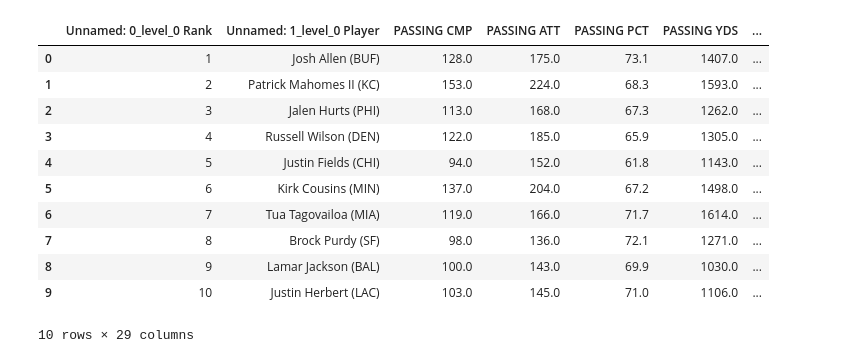
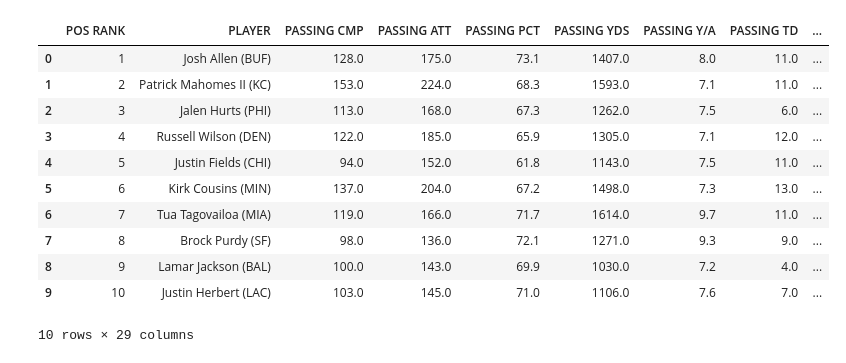
Before and after one commit to jtaylor515/FFanalysis, a Jupyter notebook: DataPostprocess.ipynb, the cells around one changed output. Drawn from its saved outputs; the diff is of its cells as text; code cells hidden in the pictures.

```diff
--- a/DataPostprocess.ipynb
+++ b/DataPostprocess.ipynb
@@ -27,26 +5,26 @@ Fontconfig warning: ignoring UTF-8: not a valid region tag
 # %%
 # Example GitHub repository URL with raw CSV file
-github_csv_url = 'https://raw.githubusercontent.com/jtaylor515/FFanalysis/main/overall_scoring.csv'
-github_csv_url2 = 'https://raw.githubusercontent.com/jtaylor515/FFanalysis/main/snap_counts.csv'
+github_csv_url = 'https://raw.githubusercontent.com/jtaylor515/FFanalysis/main/datasets/overall_scoring.csv'
+github_csv_url2 = 'https://raw.githubusercontent.com/jtaylor515/FFanalysis/main/datasets/snap_counts.csv'
 
 
 # Read the CSV file into a Pandas DataFrame
 overall_scoring = pd.read_csv(github_csv_url)
 snap_counts = pd.read_csv(github_csv_url2)
 
 overall_scoring.head(10)
 # %% [output]
-|  | Unnamed: 0_level_0 Rank | Unnamed: 1_level_0 Player | PASSING CMP | PASSING ATT | PASSING PCT | PASSING YDS | ... |
-| 0 | 1 | Josh Allen (BUF) | 128.0 | 175.0 | 73.1 | 1407.0 | ... |
-| 1 | 2 | Patrick Mahomes II (KC) | 153.0 | 224.0 | 68.3 | 1593.0 | ... |
-| 2 | 3 | Jalen Hurts (PHI) | 113.0 | 168.0 | 67.3 | 1262.0 | ... |
-| 3 | 4 | Russell Wilson (DEN) | 122.0 | 185.0 | 65.9 | 1305.0 | ... |
-| 4 | 5 | Justin Fields (CHI) | 94.0 | 152.0 | 61.8 | 1143.0 | ... |
-| 5 | 6 | Kirk Cousins (MIN) | 137.0 | 204.0 | 67.2 | 1498.0 | ... |
-| 6 | 7 | Tua Tagovailoa (MIA) | 119.0 | 166.0 | 71.7 | 1614.0 | ... |
-| 7 | 8 | Brock Purdy (SF) | 98.0 | 136.0 | 72.1 | 1271.0 | ... |
-| 8 | 9 | Lamar Jackson (BAL) | 100.0 | 143.0 | 69.9 | 1030.0 | ... |
-| 9 | 10 | Justin Herbert (LAC) | 103.0 | 145.0 | 71.0 | 1106.0 | ... |
+|  | POS RANK | PLAYER | PASSING CMP | PASSING ATT | PASSING PCT | PASSING YDS | PASSING Y/A | PASSING TD | ... |
+| 0 | 1 | Josh Allen (BUF) | 128.0 | 175.0 | 73.1 | 1407.0 | 8.0 | 11.0 | ... |
+| 1 | 2 | Patrick Mahomes II (KC) | 153.0 | 224.0 | 68.3 | 1593.0 | 7.1 | 11.0 | ... |
+| 2 | 3 | Jalen Hurts (PHI) | 113.0 | 168.0 | 67.3 | 1262.0 | 7.5 | 6.0 | ... |
+| 3 | 4 | Russell Wilson (DEN) | 122.0 | 185.0 | 65.9 | 1305.0 | 7.1 | 12.0 | ... |
+| 4 | 5 | Justin Fields (CHI) | 94.0 | 152.0 | 61.8 | 1143.0 | 7.5 | 11.0 | ... |
+| 5 | 6 | Kirk Cousins (MIN) | 137.0 | 204.0 | 67.2 | 1498.0 | 7.3 | 13.0 | ... |
+| 6 | 7 | Tua Tagovailoa (MIA) | 119.0 | 166.0 | 71.7 | 1614.0 | 9.7 | 11.0 | ... |
+| 7 | 8 | Brock Purdy (SF) | 98.0 | 136.0 | 72.1 | 1271.0 | 9.3 | 9.0 | ... |
+| 8 | 9 | Lamar Jackson (BAL) | 100.0 | 143.0 | 69.9 | 1030.0 | 7.2 | 4.0 | ... |
+| 9 | 10 | Justin Herbert (LAC) | 103.0 | 145.0 | 71.0 | 1106.0 | 7.6 | 7.0 | ... |
 10 rows × 29 columns
 # %%
 # Sort the DataFrame by the "FPTS" column in descending order
```
Also changed, not shown: parts of 10 cells of this notebook, 7 other files.
